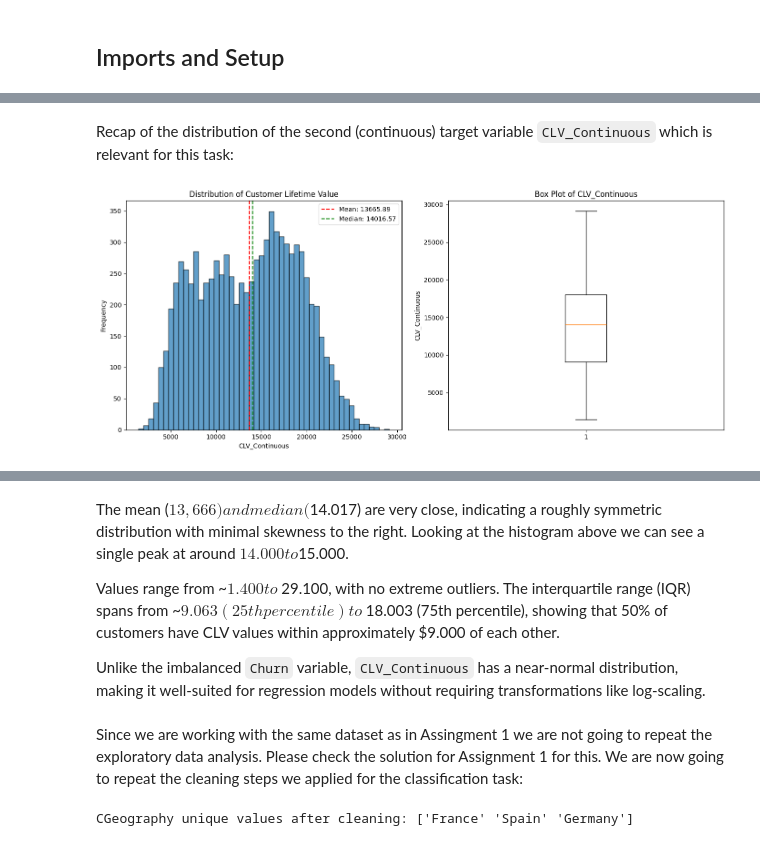
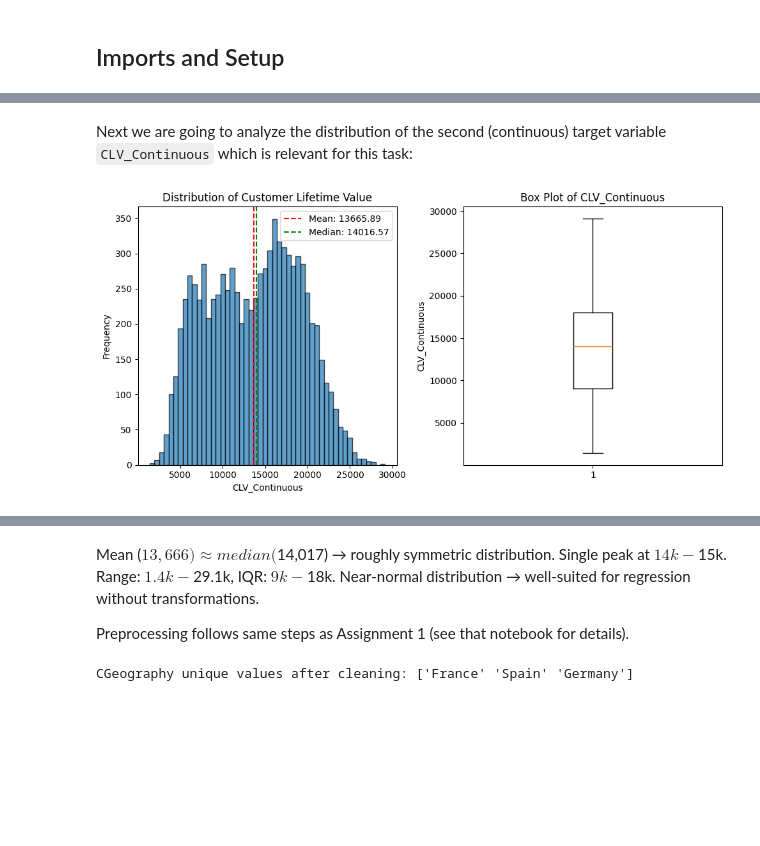
Before and after one commit to nncsimo/DSML2526, a Jupyter notebook: Abgabe/Assignment_02_3214721.ipynb, the cells around one changed output, grey strips where cells are left out. Cells and saved outputs as stored; diff of their text form; code cells hidden in the pictures; blank space fills up the shorter version.

```diff
--- a/Abgabe/Assignment_02_3214721.ipynb
+++ b/Abgabe/Assignment_02_3214721.ipynb
@@ -67,29 +75,29 @@ Dataset shape: (8662, 22)
 5 rows × 22 columns
 # %% [markdown]
-Recap of the distribution of the second (continuous) target variable `CLV_Continuous` which is relevant for this task:
+Next we are going to analyze the distribution of the second (continuous) target variable `CLV_Continuous` which is relevant for this task:
 # %%
 # Analyze the target variable distribution
-fig, axes = plt.subplots(1, 2, figsize=(14, 6))
+fig, axes = plt.subplots(1, 2, figsize=(10, 5))
 
 # Histogram
 axes[0].hist(FinTech["CLV_Continuous"], bins=50, edgecolor='black', alpha=0.7)
 axes[0].set_xlabel('CLV_Continuous')
 axes[0].set_ylabel('Frequency')
 axes[0].set_title('Distribution of Customer Lifetime Value')
 axes[0].axvline(FinTech["CLV_Continuous"].mean(), color='red', linestyle='--', label=f'Mean: {FinTech["CLV_Continuous"].mean():.2f}')
 axes[0].axvline(FinTech["CLV_Continuous"].median(), color='green', linestyle='--', label=f'Median: {FinTech["CLV_Continuous"].median():.2f}')
 axes[0].legend()
 
 # Box plot
 axes[1].boxplot(FinTech["CLV_Continuous"], vert=True)
 axes[1].set_ylabel('CLV_Continuous')
 axes[1].set_title('Box Plot of CLV_Continuous')
 
 plt.tight_layout()
 plt.show()
 
 print(f"Target variable statistics:")
 print(FinTech["CLV_Continuous"].describe())
 # %% [output]
-[figure, old version]
+[figure, new version]
 Target variable statistics:
@@ -104,13 +112,8 @@ max      29123.502825
 Name: CLV_Continuous, dtype: float64
 # %% [markdown]
-The mean ($13,666) and median ($14.017) are very close, indicating a roughly symmetric distribution with minimal skewness to the right. Looking at the histogram above we can see a single peak at around $14.000 to $15.000.
+Mean ($13,666) ≈ median ($14,017) → roughly symmetric distribution. Single peak at $14k-$15k. Range: $1.4k-$29.1k, IQR: $9k-$18k. Near-normal distribution → well-suited for regression without transformations.
 
-Values range from ~$1.400 to ~$29.100, with no extreme outliers. The interquartile range (IQR) spans from ~$9.063 (25th percentile) to ~$18.003 (75th percentile), showing that 50% of customers have CLV values within approximately $9.000 of each other.
-
-Unlike the imbalanced `Churn` variable, `CLV_Continuous` has a near-normal distribution, making it well-suited for regression models without requiring transformations like log-scaling.
+Preprocessing follows same steps as Assignment 1 (see that notebook for details).
-# %% [markdown]
-Since we are working with the same dataset as in Assingment 1 we are not going to repeat the exploratory data analysis. Please check the solution for Assignment 1 for this.
-We are now going to repeat the cleaning steps we applied for the classification task:
 # %%
 FinTech_cleaned = FinTech.copy()
 # %%
```
Also changed, not shown: parts of 66 cells of this notebook, 1 other file.
